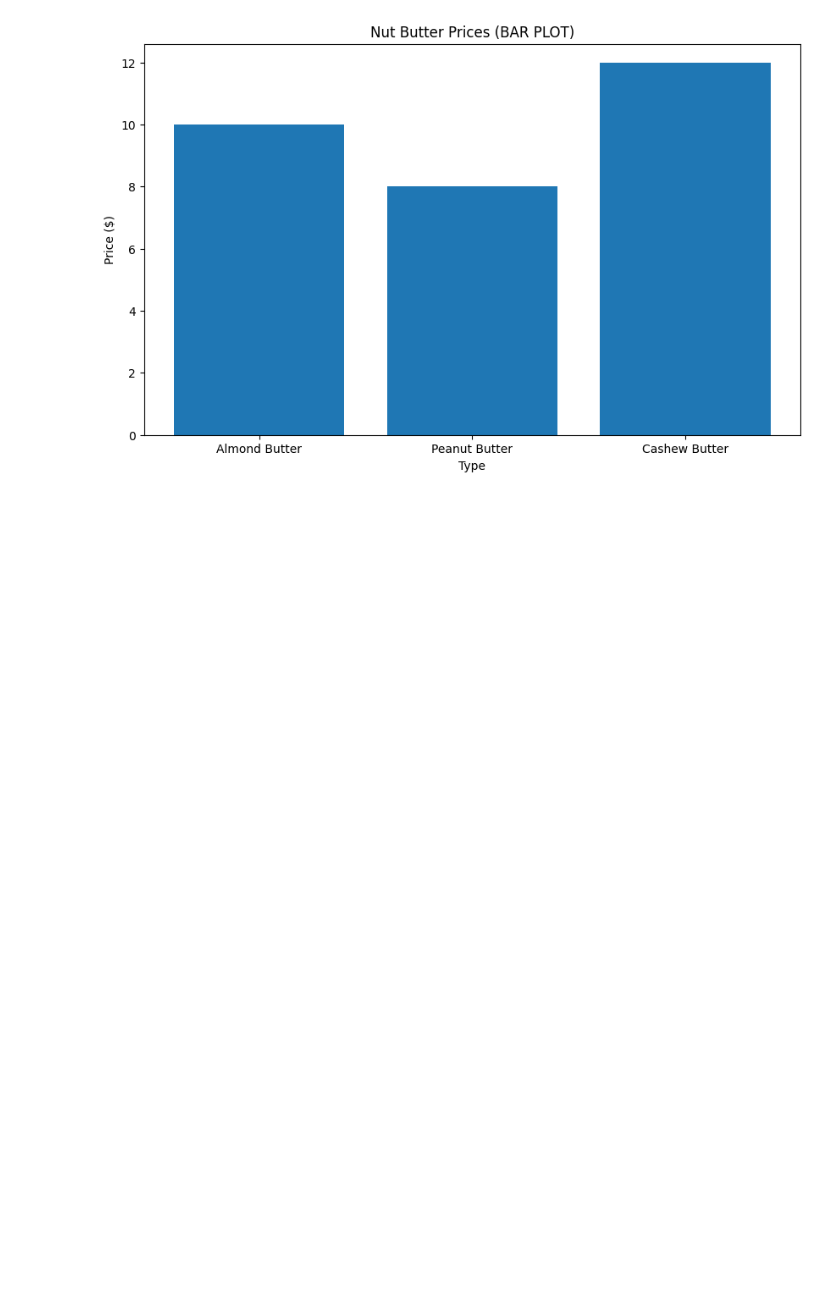
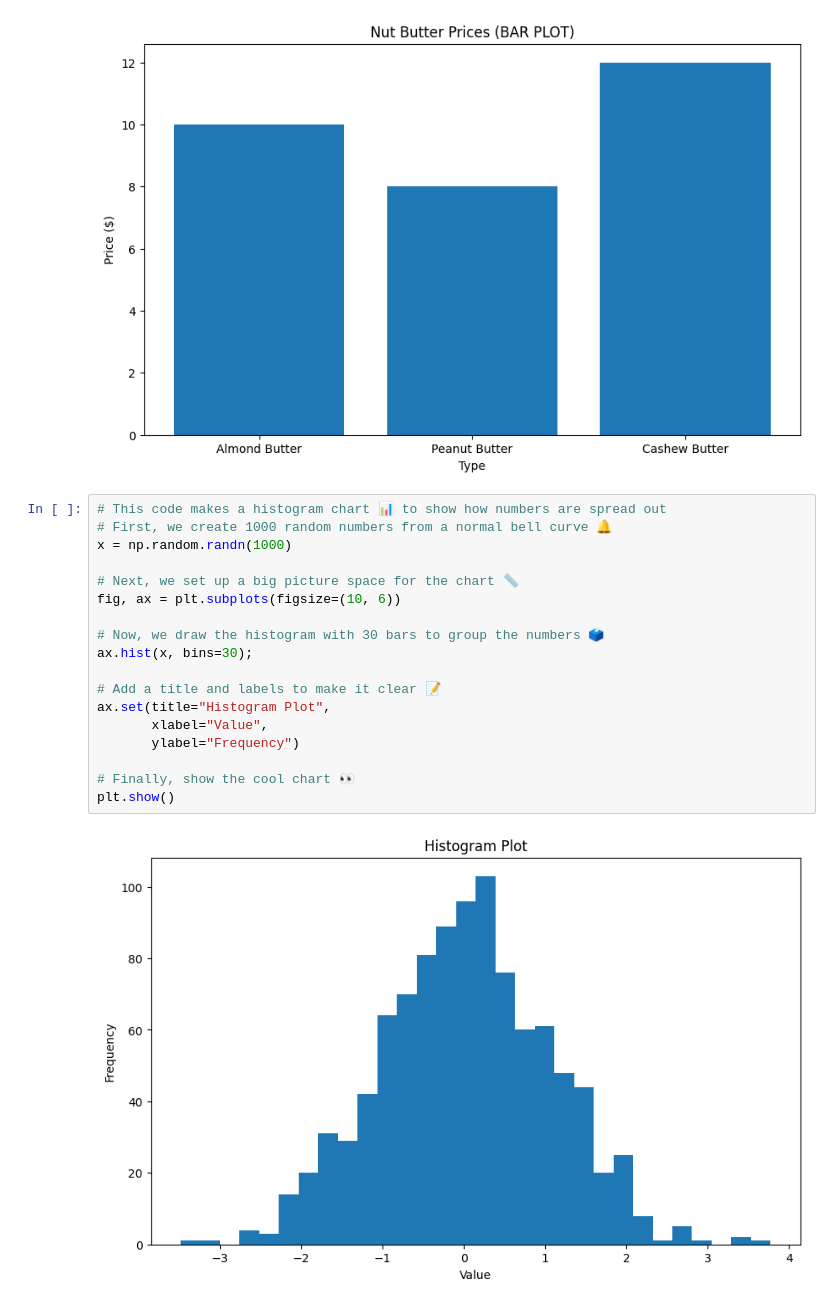
Before and after one commit to StarDust130/ML-101, a Jupyter notebook: Matplotlib/Introduction-to-Matplotlib.ipynb, the cells around one changed output. Drawn from its saved outputs; the diff is of its cells as text; blank space fills up the shorter version.

```diff
--- a/Matplotlib/Introduction-to-Matplotlib.ipynb
+++ b/Matplotlib/Introduction-to-Matplotlib.ipynb
@@ -123,3 +123,23 @@ ax.set(title="Nut Butter Prices (BAR PLOT)",
 plt.show()
 # %% [output]
 [figure]
+# %%
+# This code makes a histogram chart 📊 to show how numbers are spread out
+# First, we create 1000 random numbers from a normal bell curve 🔔
+x = np.random.randn(1000)
+
+# Next, we set up a big picture space for the chart 📏
+fig, ax = plt.subplots(figsize=(10, 6))
+
+# Now, we draw the histogram with 30 bars to group the numbers 🗳️
+ax.hist(x, bins=30);
+
+# Add a title and labels to make it clear 📝
+ax.set(title="Histogram Plot",
+       xlabel="Value",
+       ylabel="Frequency")
+
+# Finally, show the cool chart 👀
+plt.show()
+# %% [output]
+[figure, added]
```
